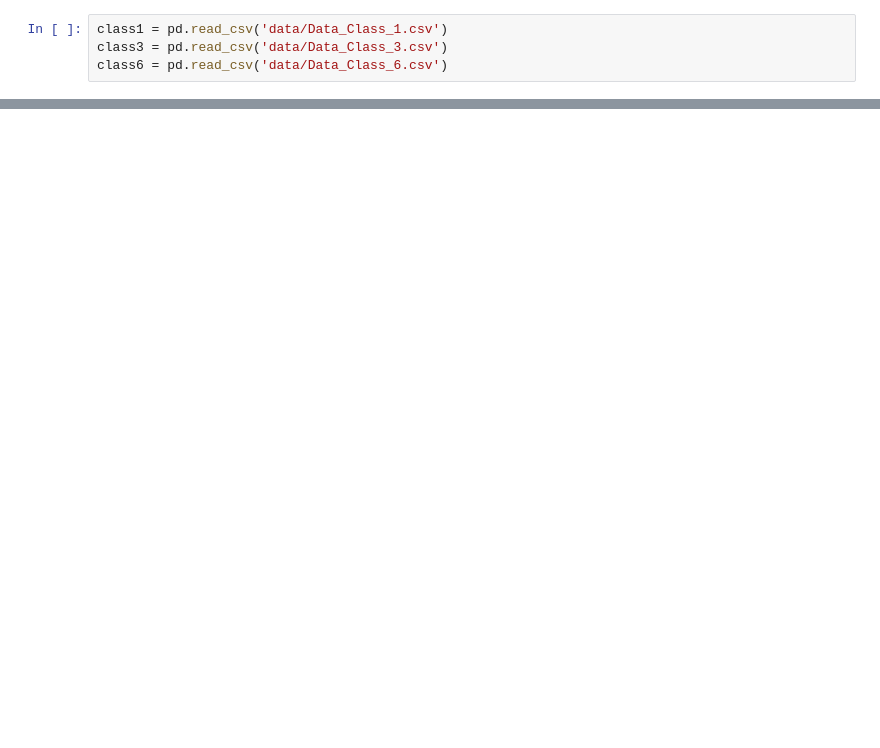
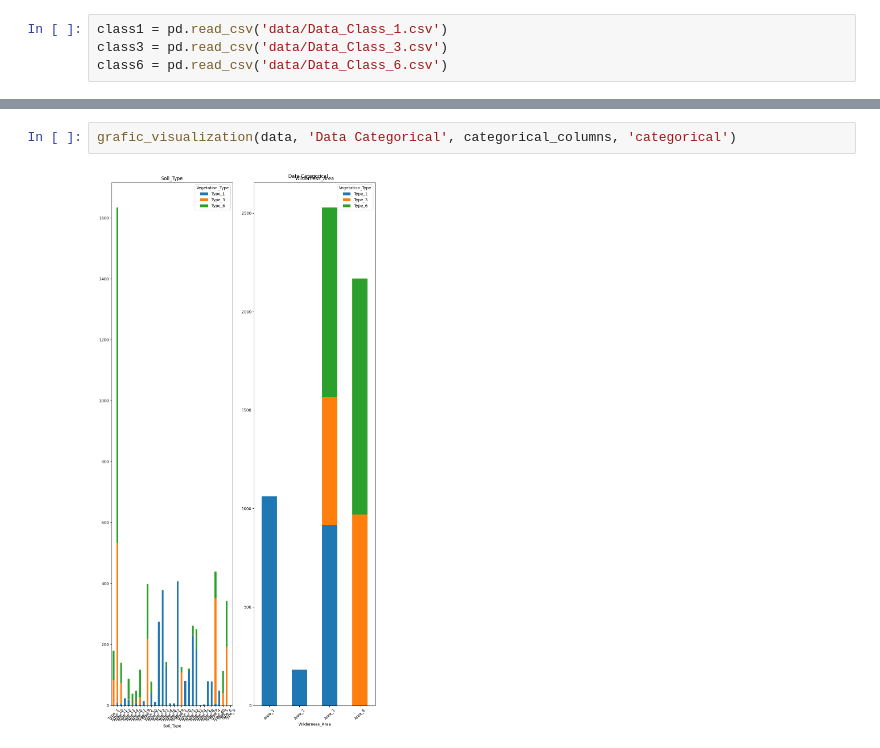
Before and after one commit to beatrizmsa/ml-vegetation-classifier, a Jupyter notebook: notebook.ipynb, the cells around one changed output, grey strips where cells are left out. Saved outputs shown, nothing was run; the diff lists cells and outputs as text; blank space fills up the shorter version.

```diff
--- a/notebook.ipynb
+++ b/notebook.ipynb
@@ -62,0 +113,4 @@ data
+# %%
+grafic_visualization(data, 'Data Categorical', categorical_columns, 'categorical')
+# %% [output]
+[figure, added]
```
Also changed, not shown: parts of 9 cells of this notebook, 2 other files.
